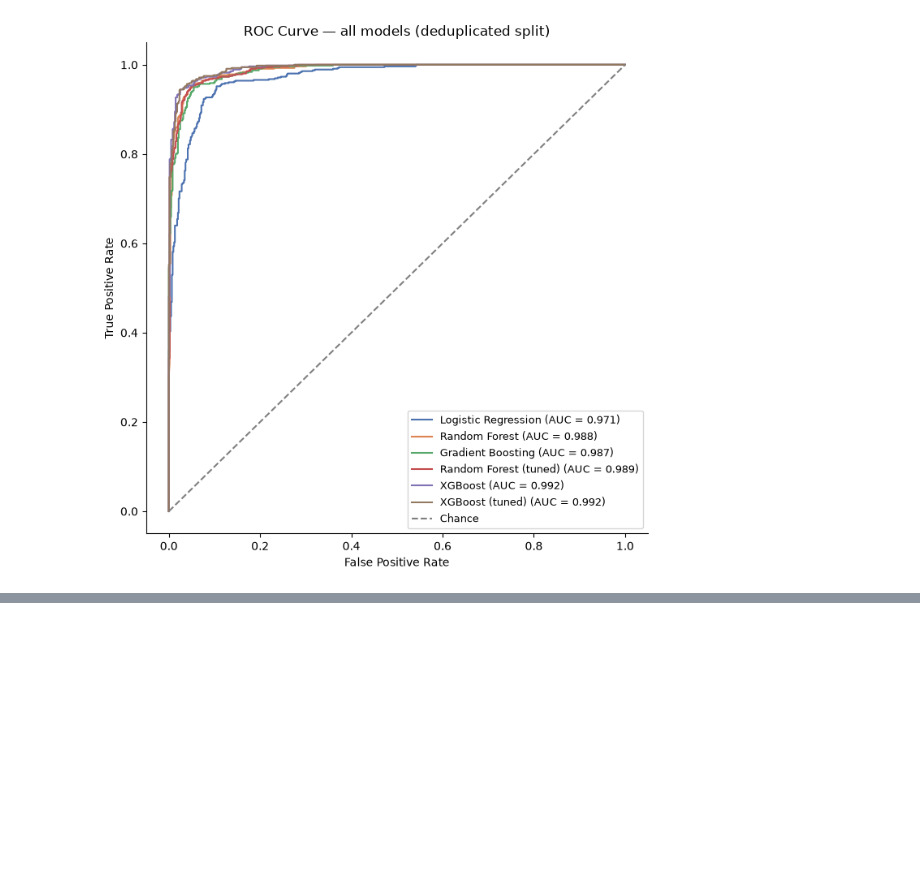
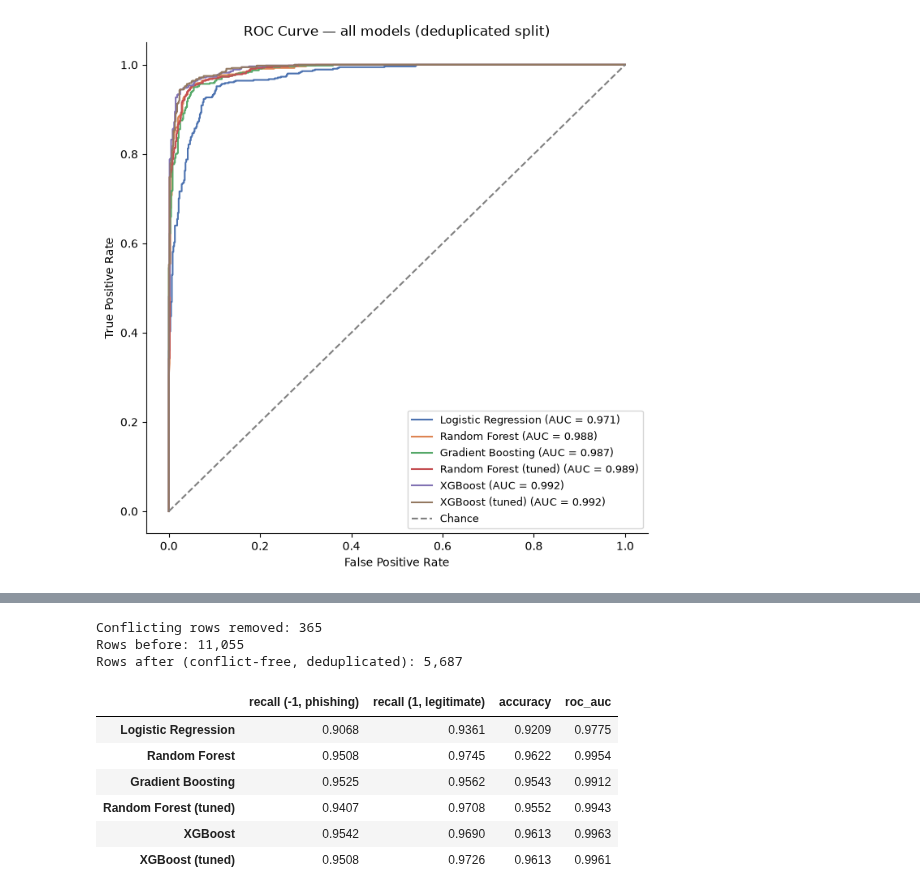
Before and after one commit to imgabrielas/Not-So-Small-ML, a Jupyter notebook: Phishing Websites/notebook.ipynb, the cells around one changed output, grey strips where cells are left out. Cells and saved outputs as stored; diff of their text form; code cells hidden in the pictures; blank space fills up the shorter version.

```diff
--- a/Phishing Websites/notebook.ipynb
+++ b/Phishing Websites/notebook.ipynb
@@ -799,0 +804,63 @@ plt.show()
+# %%
+feature_cols_clean = X.columns.tolist()
+group_nunique_full = full.groupby(feature_cols_clean)[target_col].transform('nunique')
+is_conflicting_full = group_nunique_full > 1
+
+full_clean = full[~is_conflicting_full].drop_duplicates().reset_index(drop=True)
+
+X_clean = full_clean[X.columns]
+y_clean = full_clean[target_col].values
+
+print(f'Conflicting rows removed: {is_conflicting_full.sum():,}')
+print(f'Rows before: {len(full):,}')
+print(f'Rows after (conflict-free, deduplicated): {len(full_clean):,}')
+# %% [output]
+Conflicting rows removed: 365
+Rows before: 11,055
+Rows after (conflict-free, deduplicated): 5,687
+# %%
+X_train_c, X_test_c, y_train_c, y_test_c = train_test_split(
+    X_clean, y_clean, test_size=0.2, stratify=y_clean, random_state=42,
+)
+y_train_c_xgb = (y_train_c == 1).astype(int)
+y_test_c_xgb = (y_test_c == 1).astype(int)
+
+models_clean = {
+    'Logistic Regression': LogisticRegression(max_iter=1000),
+    'Random Forest': RandomForestClassifier(n_estimators=300, random_state=42),
+    'Gradient Boosting': GradientBoostingClassifier(random_state=42),
+    'Random Forest (tuned)': RandomForestClassifier(random_state=42, **grid_search.best_params_),
+}
+
+model_comparison_clean = pd.DataFrame()
+
+for name, clf in models_clean.items():
+    clf.fit(X_train_c, y_train_c)
+    pred = clf.predict(X_test_c)
+    proba = clf.predict_proba(X_test_c)[:, 1]
+    model_comparison_clean.loc[name, 'recall (-1, phishing)'] = recall_score(y_test_c, pred, pos_label=-1)
+    model_comparison_clean.loc[name, 'recall (1, legitimate)'] = recall_score(y_test_c, pred, pos_label=1)
+    model_comparison_clean.loc[name, 'accuracy'] = accuracy_score(y_test_c, pred)
+    model_comparison_clean.loc[name, 'roc_auc'] = roc_auc_score(y_test_c, proba)
+
+for name, clf in [
+    ('XGBoost', XGBClassifier(random_state=42, eval_metric='logloss')),
+    ('XGBoost (tuned)', XGBClassifier(random_state=42, eval_metric='logloss', **xgb_grid_search.best_params_)),
+]:
+    clf.fit(X_train_c, y_train_c_xgb)
+    pred = pd.Series(clf.predict(X_test_c)).map({0: -1, 1: 1}).values
+    proba = clf.predict_proba(X_test_c)[:, 1]
+    model_comparison_clean.loc[name, 'recall (-1, phishing)'] = recall_score(y_test_c, pred, pos_label=-1)
+    model_comparison_clean.loc[name, 'recall (1, legitimate)'] = recall_score(y_test_c, pred, pos_label=1)
+    model_comparison_clean.loc[name, 'accuracy'] = accuracy_score(y_test_c, pred)
+    model_comparison_clean.loc[name, 'roc_auc'] = roc_auc_score(y_test_c, proba)
+
+model_comparison_clean.round(4)
+# %% [output]
+|  | recall (-1, phishing) | recall (1, legitimate) | accuracy | roc_auc |
+| Logistic Regression | 0.9068 | 0.9361 | 0.9209 | 0.9775 |
+| Random Forest | 0.9508 | 0.9745 | 0.9622 | 0.9954 |
+| Gradient Boosting | 0.9525 | 0.9562 | 0.9543 | 0.9912 |
+| Random Forest (tuned) | 0.9407 | 0.9708 | 0.9552 | 0.9943 |
+| XGBoost | 0.9542 | 0.9690 | 0.9613 | 0.9963 |
+| XGBoost (tuned) | 0.9508 | 0.9726 | 0.9613 | 0.9961 |
```
Also changed, not shown: parts of 2 cells of this notebook, 1 other file.
